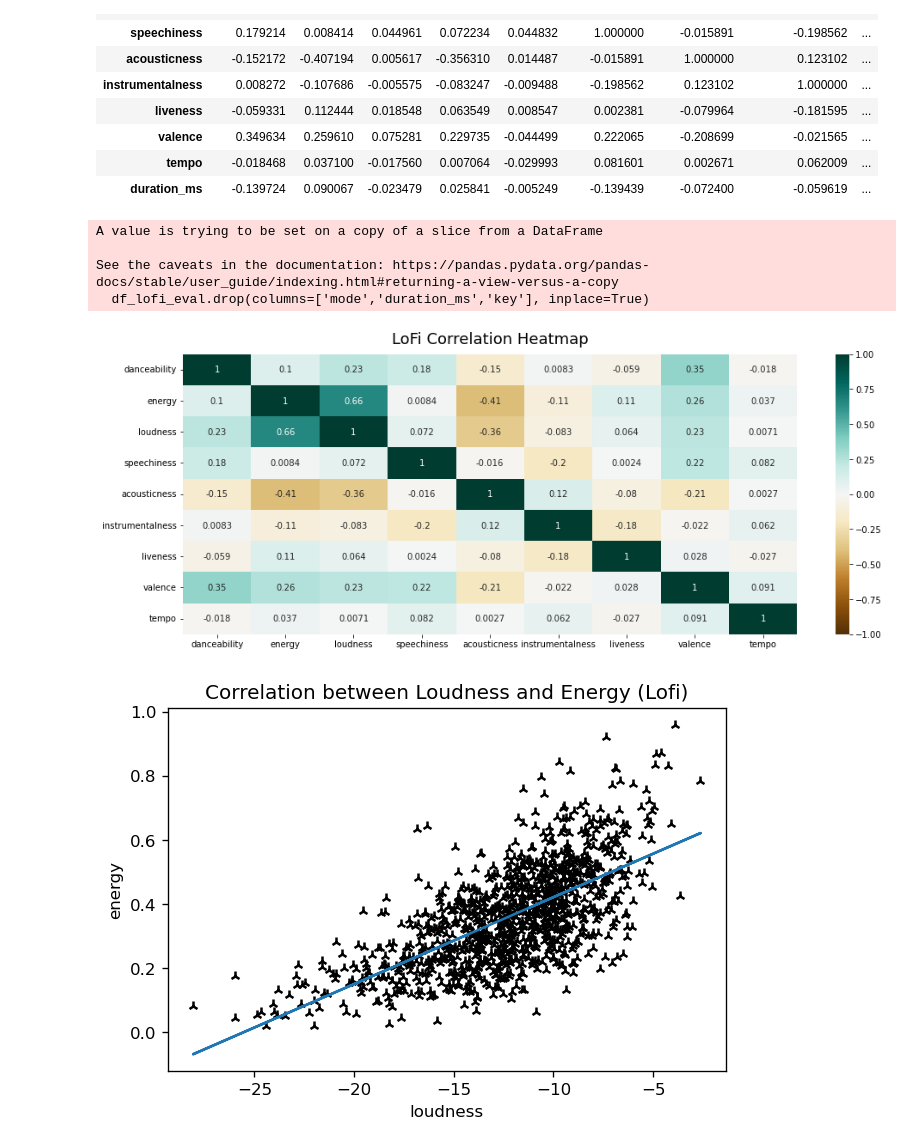
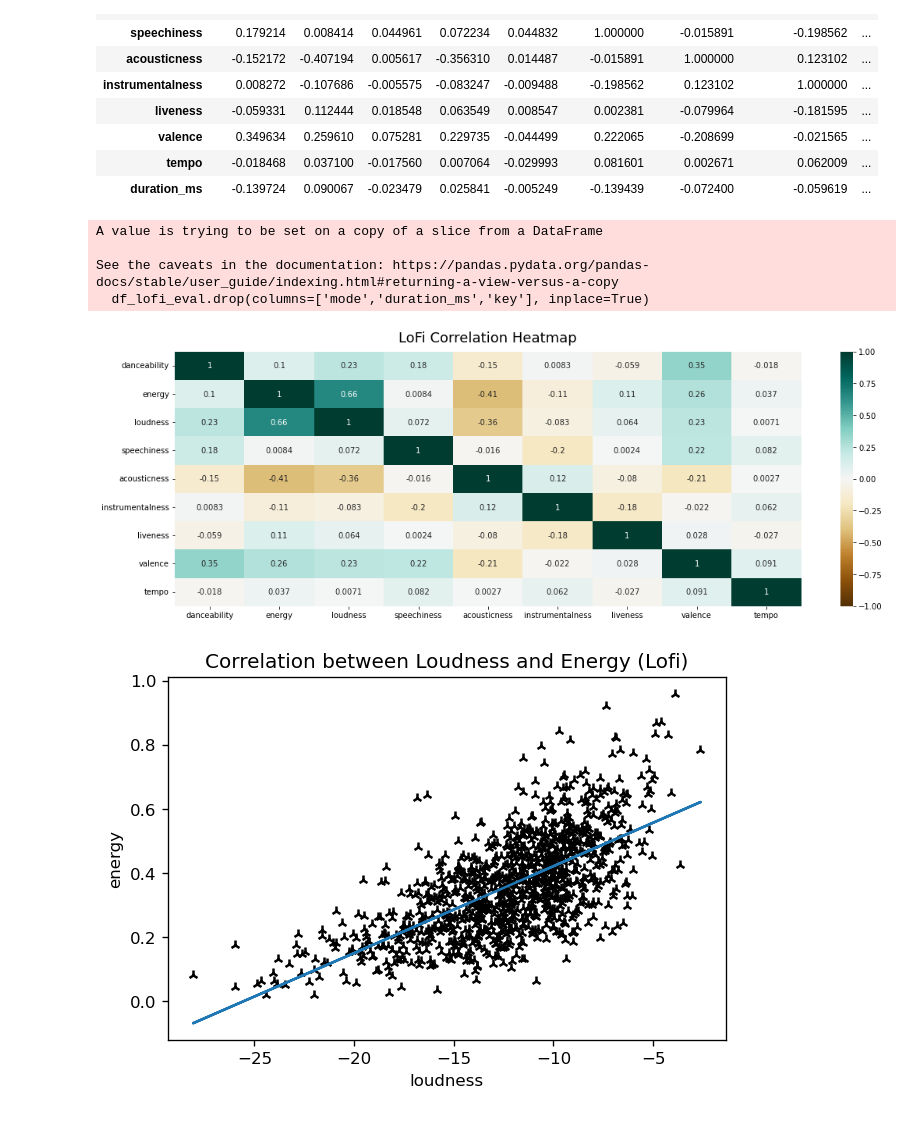
Before and after one commit to kchiev215/Spotify_EDM_Lofi_Analysis, a Jupyter notebook: Data_Analysis.ipynb, the cells around one changed output. Drawn from its saved outputs; the diff is of its cells as text; code cells hidden in the pictures.

```diff
--- a/Data_Analysis.ipynb
+++ b/Data_Analysis.ipynb
@@ -151,16 +154,16 @@ df_lofi_eval.corr()
 | tempo | -0.018468 | 0.037100 | -0.017560 | 0.007064 | -0.029993 | 0.081601 | 0.002671 | 0.062009 | ... |
 | duration_ms | -0.139724 | 0.090067 | -0.023479 | 0.025841 | -0.005249 | -0.139439 | -0.072400 | -0.059619 | ... |
 # %%
-plt.figure(figsize=(16, 6))
+plt.figure(figsize=(18, 6))
 df_lofi_eval.drop(columns=['mode','duration_ms','key'], inplace=True)
 heatmap = sns.heatmap(df_lofi_eval.corr(), vmin=-1, vmax=1, annot=True, cmap='BrBG')
 heatmap.set_title('LoFi Correlation Heatmap', fontdict={'fontsize':18}, pad=12);
 # %% [output]
 A value is trying to be set on a copy of a slice from a DataFrame
 
 See the caveats in the documentation: https://pandas.pydata.org/pandas-docs/stable/user_guide/indexing.html#returning-a-view-versus-a-copy
   df_lofi_eval.drop(columns=['mode','duration_ms','key'], inplace=True)
-[figure, old version]
+[figure, new version]
 # %%
 fit = np.polyfit(x=df_lofi_eval['loudness'], y=df_lofi_eval['energy'], deg=1)
 line = np.poly1d(fit)
```
Also changed, not shown: parts of 21 cells of this notebook, 28 other files.
